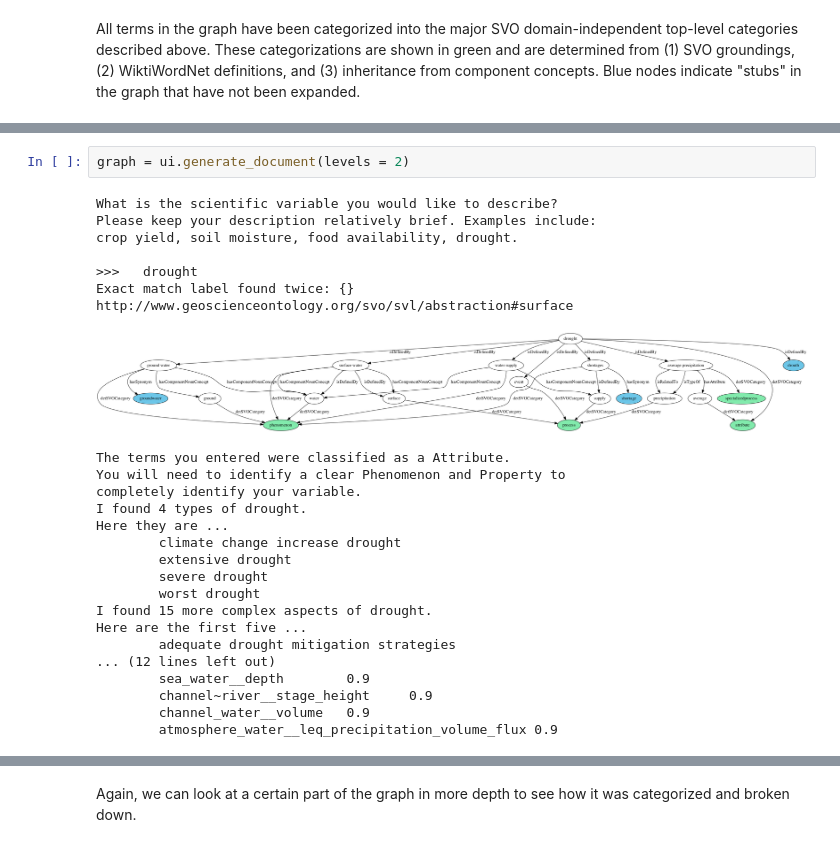
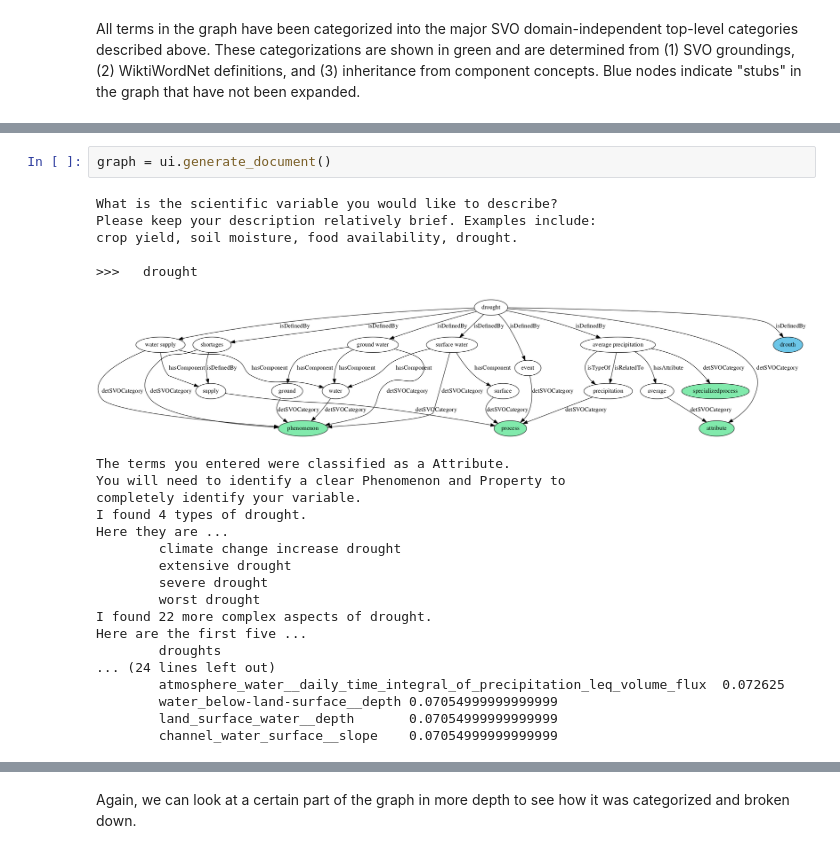
Before and after one commit to mariutzica/Scientific-Variable-Exploration-Tools, a Jupyter notebook: Variable Report.ipynb, the cells around one changed output, grey strips where cells are left out. Saved outputs shown, nothing was run; the diff lists cells and outputs as text.

```diff
--- a/Variable Report.ipynb
+++ b/Variable Report.ipynb
@@ -126,15 +127,14 @@ The prompt to the user may not show up in a GitHub preview, so we have copied it
 
 ![alt text](images/drought_search_prompt.png)
 # %%
-graph = ui.generate_document(levels = 2)
+graph = ui.generate_document()
 # %% [output]
 What is the scientific variable you would like to describe?
 Please keep your description relatively brief. Examples include:
 crop yield, soil moisture, food availability, drought.
 
 >>>   drought
-Exact match label found twice: {} http://www.geoscienceontology.org/svo/svl/abstraction#surface
-[figure, old version]
+[figure, new version]
 The terms you entered were classified as a Attribute.
 You will need to identify a clear Phenomenon and Property to
 completely identify your variable.
@@ -144,11 +144,11 @@ Here they are ...
         extensive drought
         severe drought
         worst drought
-I found 15 more complex aspects of drought.
+I found 22 more complex aspects of drought.
 Here are the first five ...
-        adequate drought mitigation strategies
-... (12 lines left out)
-        sea_water__depth        0.9
-        channel~river__stage_height     0.9
-        channel_water__volume   0.9
-        atmosphere_water__leq_precipitation_volume_flux 0.9
+        droughts
+... (24 lines left out)
+        atmosphere_water__daily_time_integral_of_precipitation_leq_volume_flux  0.072625
+        water_below-land-surface__depth 0.07054999999999999
+        land_surface_water__depth       0.07054999999999999
+        channel_water_surface__slope    0.07054999999999999
```
Also changed, not shown: parts of 14 cells of this notebook, 8 other files.
